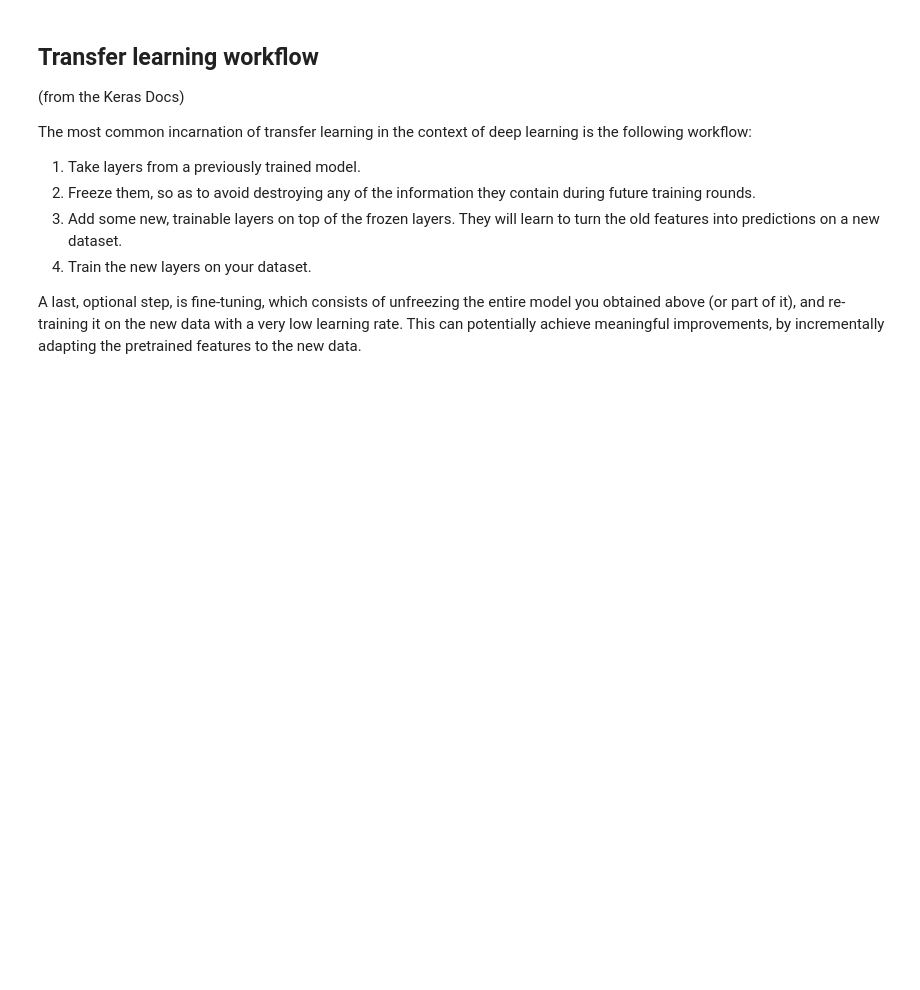
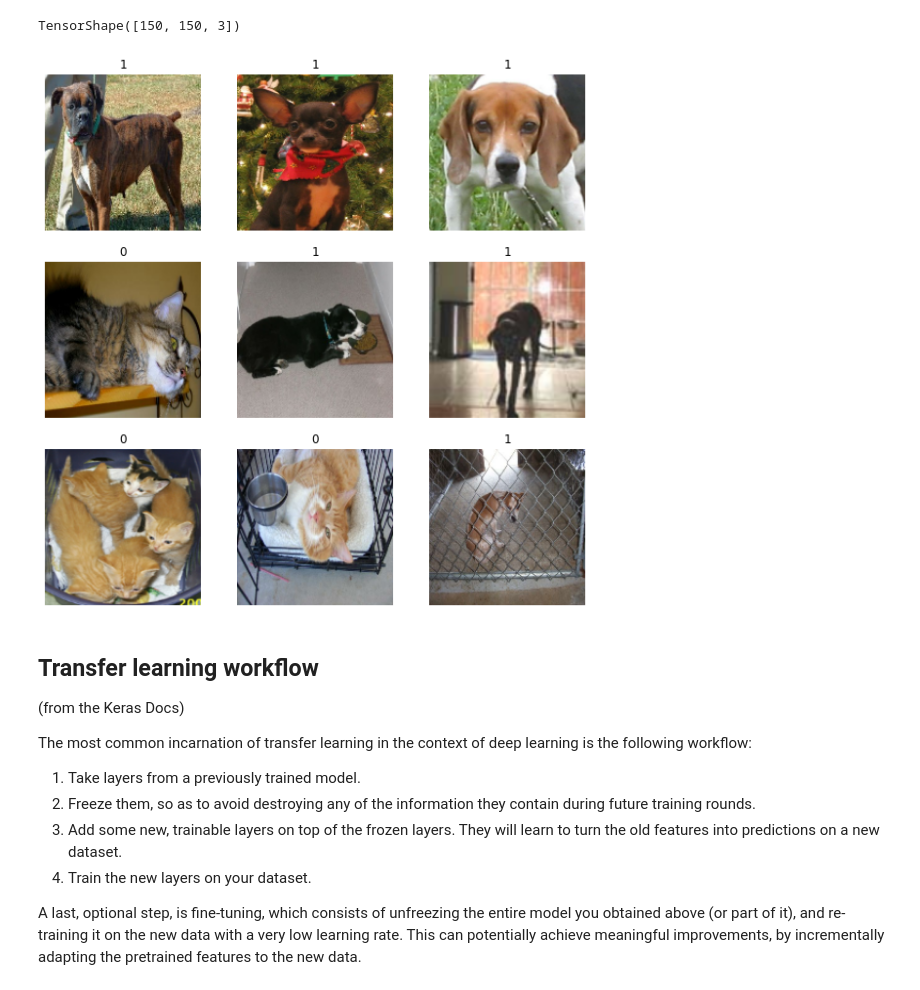
Before and after one commit to univai-community/cnns_and_tl, a Jupyter notebook: CVFineTuning.ipynb, the cells around one changed output. Drawn from its saved outputs; the diff is of its cells as text; code cells hidden in the pictures; blank space fills up the shorter version.

```diff
--- a/CVFineTuning.ipynb
+++ b/CVFineTuning.ipynb
@@ -48,13 +52,19 @@ size = (150, 150)
 train_ds = train_ds.map(lambda x, y: (tf.image.resize(x, size), y))
 validation_ds = validation_ds.map(lambda x, y: (tf.image.resize(x, size), y))
 test_ds = test_ds.map(lambda x, y: (tf.image.resize(x, size), y))
+# %%
+list(train_ds.take(2))[0][0].shape
+# %% [output]
+TensorShape([150, 150, 3])
 # %%
 plt.figure(figsize=(10, 10))
 for i, (image, label) in enumerate(train_ds.take(9)):
     ax = plt.subplot(3, 3, i + 1)
-    plt.imshow(image)
+    plt.imshow(tf.cast(image, 'uint8'))
     plt.title(int(label))
     plt.axis("off")
+# %% [output]
+[figure, added]
 # %% [markdown]
 ## Transfer learning workflow
 
```
Also changed, not shown: parts of 44 cells of this notebook.
